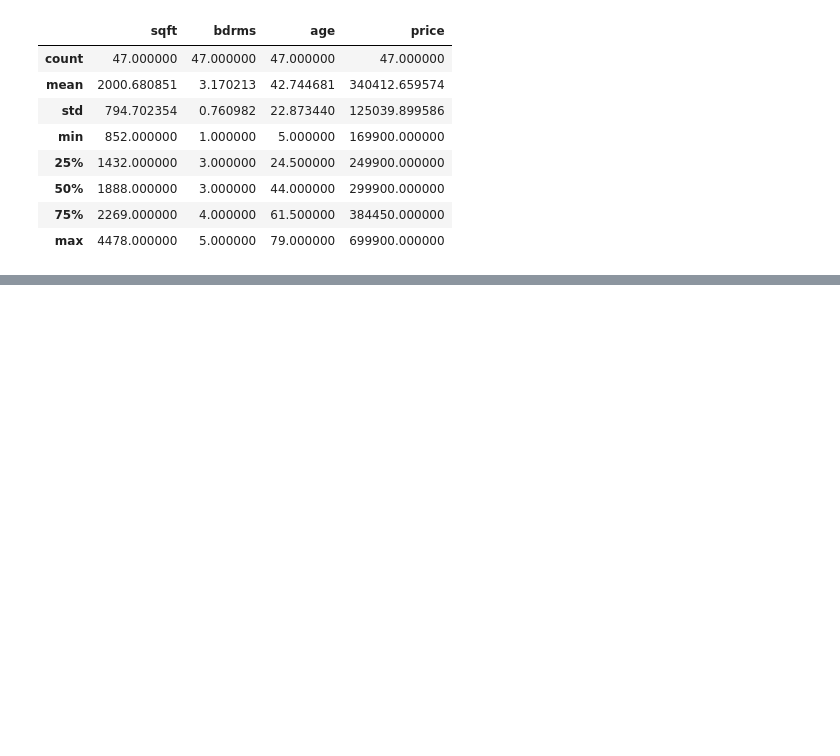
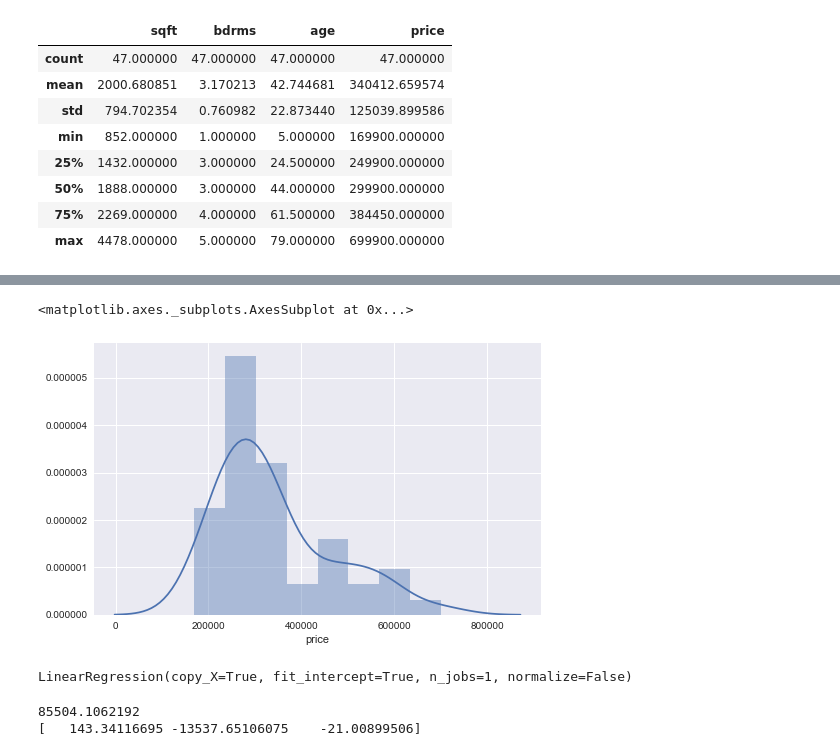
Before and after one commit to jgoodie/zero_to_deep_learning_udemy, a Jupyter notebook: course/MachineLearningExercises.ipynb, the cells around one changed output, grey strips where cells are left out. Cells and saved outputs as stored; diff of their text form; code cells hidden in the pictures; blank space fills up the shorter version.

```diff
--- a/course/MachineLearningExercises.ipynb
+++ b/course/MachineLearningExercises.ipynb
@@ -79,0 +100,6 @@ ax[0].plot()
+# %%
+plt.figure(figsize=(8,5))
+sns.distplot(df['price'])
+# %% [output]
+<matplotlib.axes._subplots.AxesSubplot at 0x...>
+[figure, added]
@@ -79,0 +113,10 @@ ax[0].plot()
+# %%
+lm.fit(X_train, y_train)
+# %% [output]
+LinearRegression(copy_X=True, fit_intercept=True, n_jobs=1, normalize=False)
+# %%
+print(lm.intercept_)
+print(lm.coef_)
+# %% [output]
+85504.1062192
+[   143.34116695 -13537.65106075    -21.00899506]
```
Also changed, not shown: parts of 110 cells of this notebook, 3 other files.
